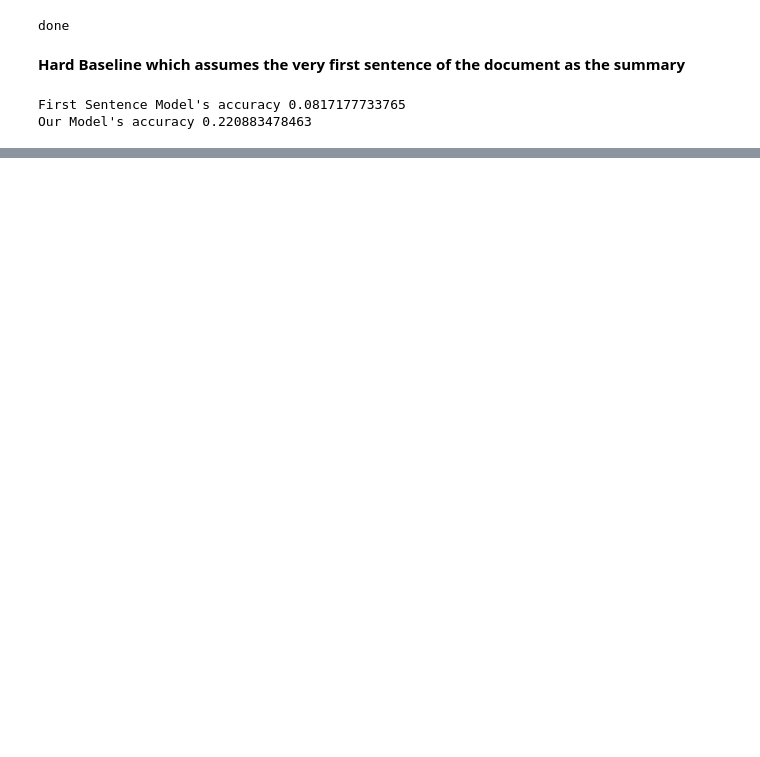
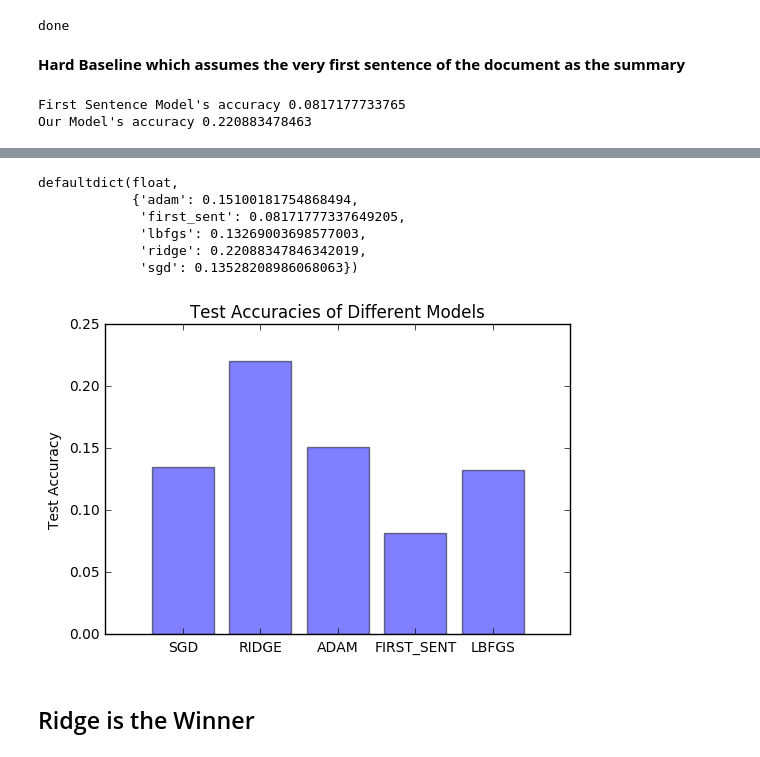
Before and after one commit to tapilab/is-karthikbmk, a Jupyter notebook: src/Model_Ridge.ipynb, the cells around one changed output, grey strips where cells are left out. Cells and saved outputs as stored; diff of their text form; code cells hidden in the pictures; blank space fills up the shorter version.

Commit message:
Deep MLP and Ridge Complete.

```diff
--- a/src/Model_Ridge.ipynb
+++ b/src/Model_Ridge.ipynb
@@ -1333,0 +1565,55 @@ Our Model's accuracy 0.220883478463
+# %%
+def get_model_accuracy():
+    '''Get the Deep Models Accuracies'''
+    model_acc = defaultdict(float)
+    data = 'data_matrix'
+    #ADAM, Logistic 3
+    name = 'adam'
+    model  = train_regressor(name,(57,57,57),'logistic',20)
+    X,y = get_Xmatrix_and_y(data)
+    model.fit(X,y)
+    model_acc[name] = evaluate_custom_model(model,order=2,sents_in_summ=1)
+
+    #LBFGS, Logistic 3
+    name = 'lbfgs'
+    model  = train_regressor(name,(57,57,57),'logistic',20)
+    X,y = get_Xmatrix_and_y(data)
+    model.fit(X,y)
+    model_acc[name] = evaluate_custom_model(model,order=2,sents_in_summ=1)
+
+    #SGD, Logistic 3
+    name = 'sgd'
+    model  = train_regressor(name,(57,57,57),'logistic',20)
+    X,y = get_Xmatrix_and_y(data)
+    model.fit(X,y)
+    model_acc[name] = evaluate_custom_model(model,order=2,sents_in_summ=1)
+
+
+    return model_acc
+# %%
+model_acc = get_model_accuracy()
+model_acc['first_sent'] = evaluate_hard_baseline_2()
+model_acc['ridge'] = evaluate_custom_model(clf,order=2,sents_in_summ=1)
+model_acc
+# %% [output]
+defaultdict(float,
+            {'adam': 0.15100181754868494,
+             'first_sent': 0.08171777337649205,
+             'lbfgs': 0.13269003698577003,
+             'ridge': 0.22088347846342019,
+             'sgd': 0.13528208986068063})
+# %%
+objects = tuple([x.upper() for x in model_acc.keys()])
+y_pos = np.arange(len(objects))
+performance = model_acc.values()
+
+plt.bar(y_pos, performance, align='center', alpha=0.5)
+plt.xticks(y_pos, objects)
+plt.ylabel('Test Accuracy')
+plt.title('Test Accuracies of Different Models')
+
+plt.show()
+# %% [output]
+[figure, added]
+# %% [markdown]
+## Ridge is the Winner
```
Also changed, not shown: parts of 45 cells of this notebook.
